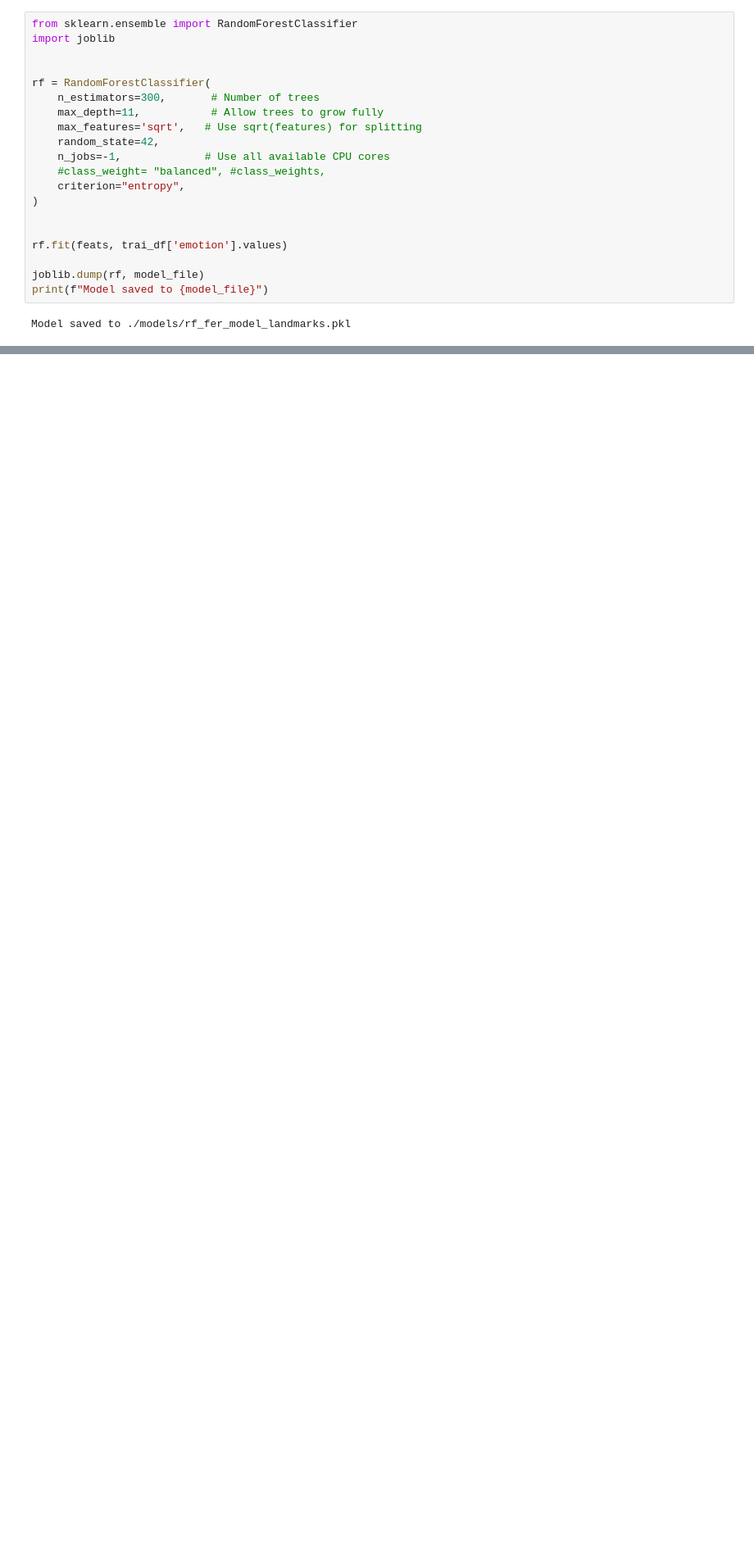
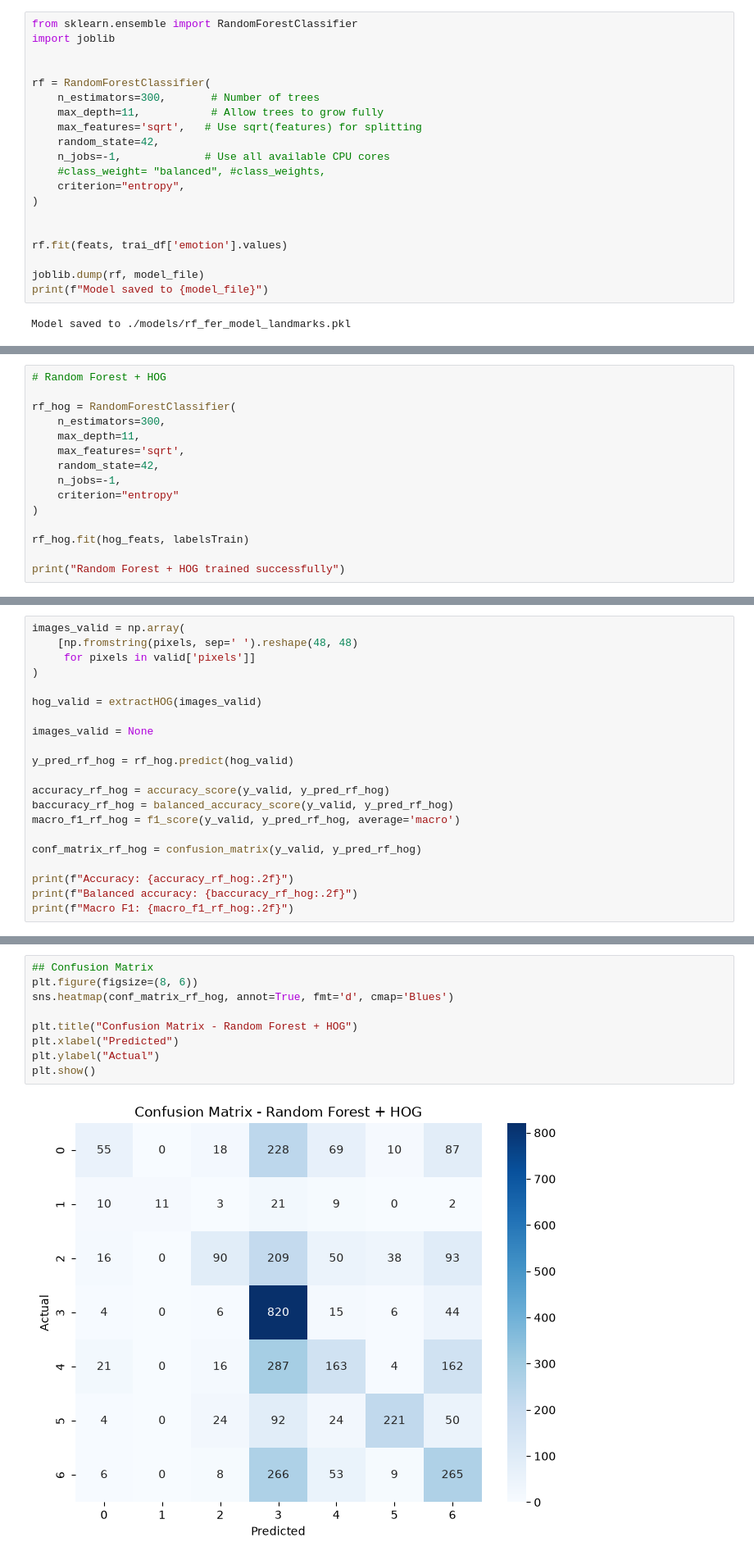
Before and after one commit to kostasparma/Emotion_Recognition_ML, a Jupyter notebook: Task1.ipynb, the cells around one changed output, grey strips where cells are left out. Shown at 82% size. Drawn from its saved outputs; the diff is of its cells as text; blank space fills up the shorter version.

```diff
--- a/Task1.ipynb
+++ b/Task1.ipynb
@@ -192,0 +323,15 @@ Macro F1: 0.41
+# %%
+# Random Forest + HOG
+
+rf_hog = RandomForestClassifier(
+    n_estimators=300,
+    max_depth=11,
+    max_features='sqrt',
+    random_state=42,
+    n_jobs=-1,
+    criterion="entropy"
+)
+
+rf_hog.fit(hog_feats, labelsTrain)
+
+print("Random Forest + HOG trained successfully")
@@ -192,0 +342,21 @@ Macro F1: 0.41
+# %%
+images_valid = np.array(
+    [np.fromstring(pixels, sep=' ').reshape(48, 48)
+     for pixels in valid['pixels']]
+)
+
+hog_valid = extractHOG(images_valid)
+
+images_valid = None
+
+y_pred_rf_hog = rf_hog.predict(hog_valid)
+
+accuracy_rf_hog = accuracy_score(y_valid, y_pred_rf_hog)
+baccuracy_rf_hog = balanced_accuracy_score(y_valid, y_pred_rf_hog)
+macro_f1_rf_hog = f1_score(y_valid, y_pred_rf_hog, average='macro')
+
+conf_matrix_rf_hog = confusion_matrix(y_valid, y_pred_rf_hog)
+
+print(f"Accuracy: {accuracy_rf_hog:.2f}")
+print(f"Balanced accuracy: {baccuracy_rf_hog:.2f}")
+print(f"Macro F1: {macro_f1_rf_hog:.2f}")
@@ -192,0 +367,11 @@ Macro F1: 0.41
+# %%
+## Confusion Matrix
+plt.figure(figsize=(8, 6))
+sns.heatmap(conf_matrix_rf_hog, annot=True, fmt='d', cmap='Blues')
+
+plt.title("Confusion Matrix - Random Forest + HOG")
+plt.xlabel("Predicted")
+plt.ylabel("Actual")
+plt.show()
+# %% [output]
+[figure, added]
```
Also changed, not shown: parts of 59 cells of this notebook, 9 other files.
